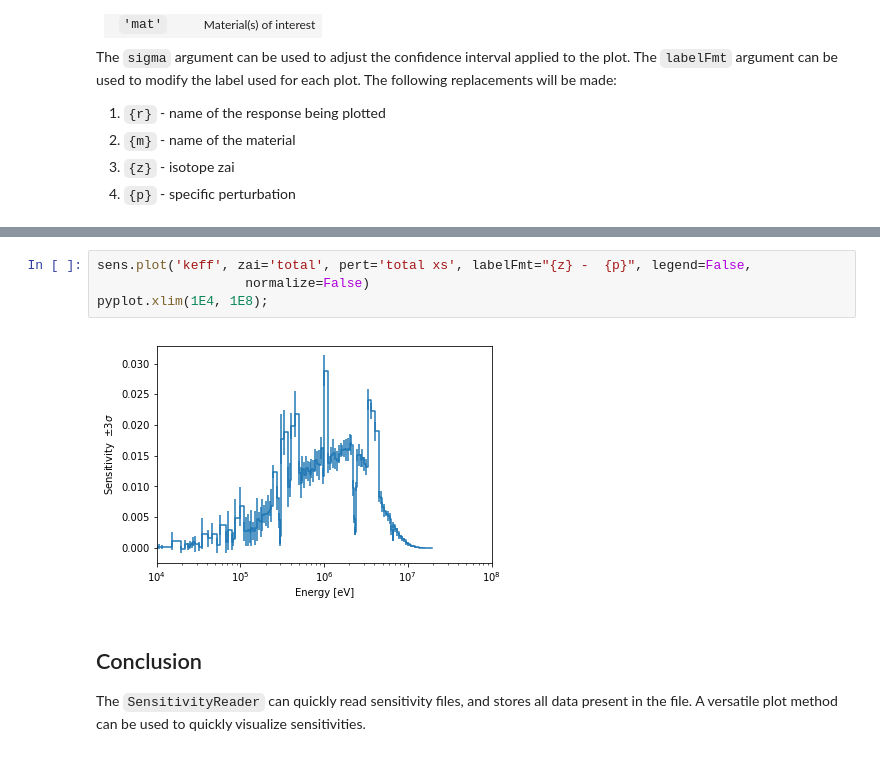
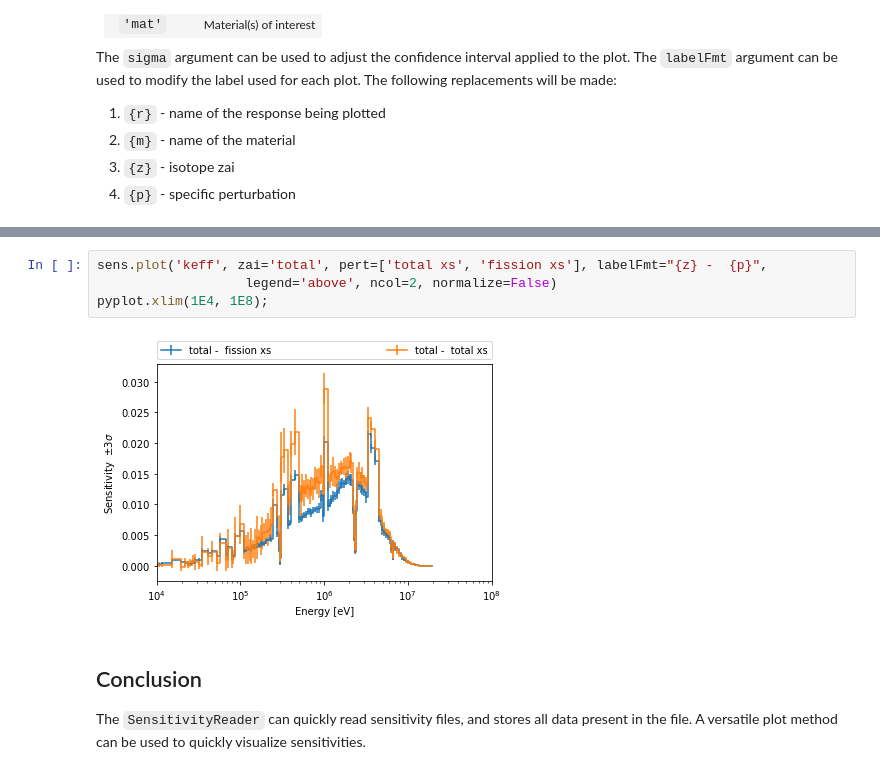
Before and after one commit to CORE-GATECH-GROUP/serpent-tools, a Jupyter notebook: examples/Sensitivity.ipynb, the cells around one changed output, grey strips where cells are left out. Drawn from its saved outputs; the diff is of its cells as text.

```diff
--- a/examples/Sensitivity.ipynb
+++ b/examples/Sensitivity.ipynb
@@ -105,9 +111,9 @@ The argument `normalize` is used to turn on/off normalization per unit lethargy,
 # %%
-sens.plot('keff', zai='total', pert='total xs', labelFmt="{z} -  {p}", legend=False,
-                   normalize=False)
+sens.plot('keff', zai='total', pert=['total xs', 'fission xs'], labelFmt="{z} -  {p}",
+                   legend='above', ncol=2, normalize=False)
 pyplot.xlim(1E4, 1E8);
 # %% [output]
-[figure, old version]
+[figure, new version]
 # %% [markdown]
 ## Conclusion
 The `SensitivityReader` can quickly read sensitivity files, and stores all data present in the file. A versatile plot method can be used to quickly visualize sensitivities.
```
Also changed, not shown: parts of 5 cells of this notebook, 10 other files.
